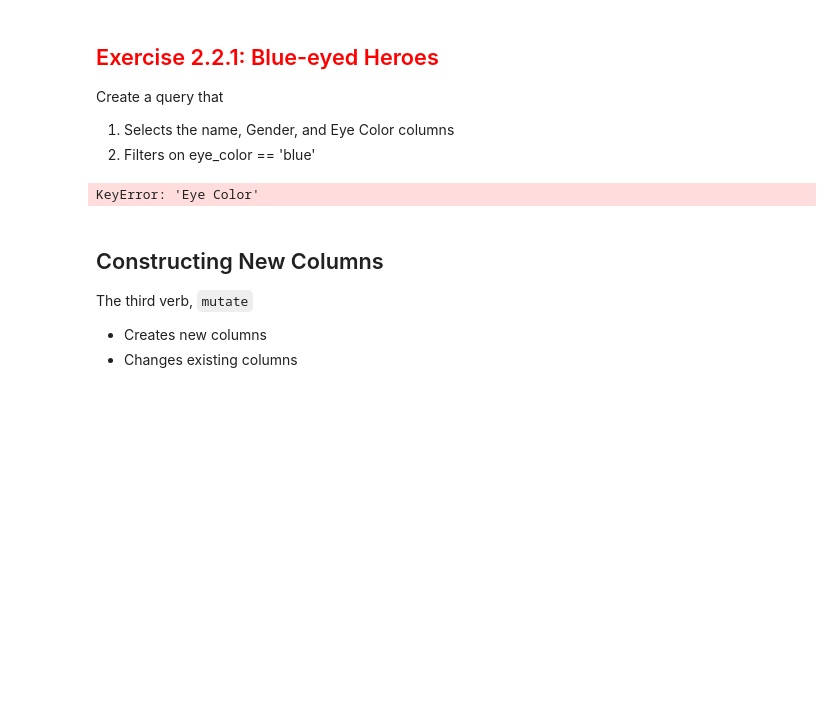
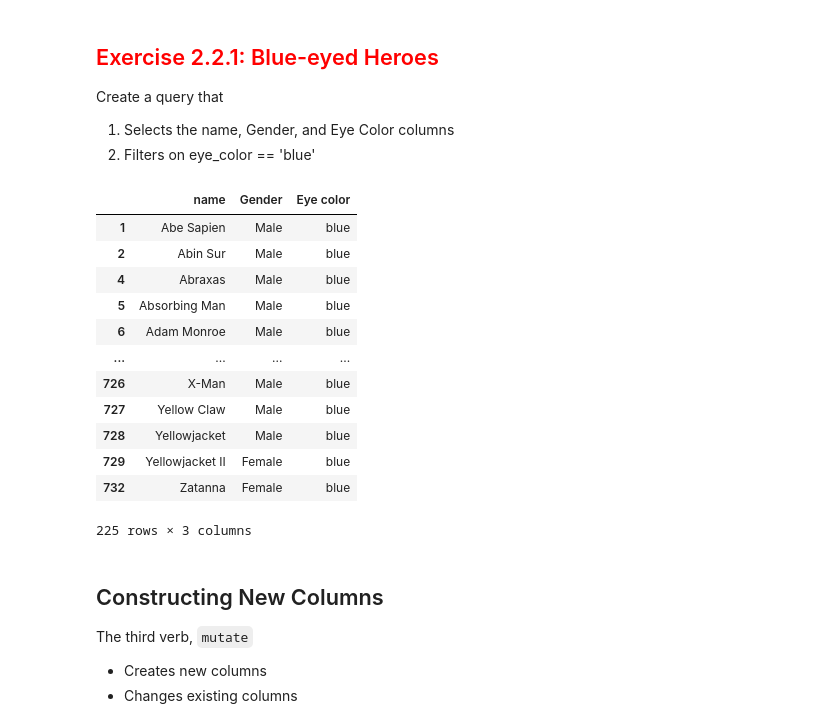
Before and after one commit to dreols01/module2_intro_to_pandas, a Jupyter notebook: 2_2_dataframe_verbs_select_filter_mutate.ipynb, the cells around one changed output. Drawn from its saved outputs; the diff is of its cells as text; code cells hidden in the pictures; blank space fills up the shorter version.

```diff
--- a/2_2_dataframe_verbs_select_filter_mutate.ipynb
+++ b/2_2_dataframe_verbs_select_filter_mutate.ipynb
@@ -198,11 +198,23 @@ Create a query that
 # %%
 # Your code here
 (heroes >>
-  select(X.name, X.Gender, X['Eye Color']) >>
-  filter_by(X['Eye Color'] == 'blue')
+  select(X.name, X.Gender, X['Eye color']) >>
+  filter_by(X['Eye color'] == 'blue')
   )
 # %% [output]
+|  | name | Gender | Eye color |
+| 1 | Abe Sapien | Male | blue |
+| 2 | Abin Sur | Male | blue |
+| 4 | Abraxas | Male | blue |
+| 5 | Absorbing Man | Male | blue |
+| 6 | Adam Monroe | Male | blue |
+| ... | ... | ... | ... |
+| 726 | X-Man | Male | blue |
+| 727 | Yellow Claw | Male | blue |
+| 728 | Yellowjacket | Male | blue |
+| 729 | Yellowjacket II | Female | blue |
+| 732 | Zatanna | Female | blue |
-KeyError: 'Eye Color'
+225 rows × 3 columns
 # %% [markdown]
 ## Constructing New Columns
 
```
Also changed, not shown: parts of 1 cell of this notebook.
